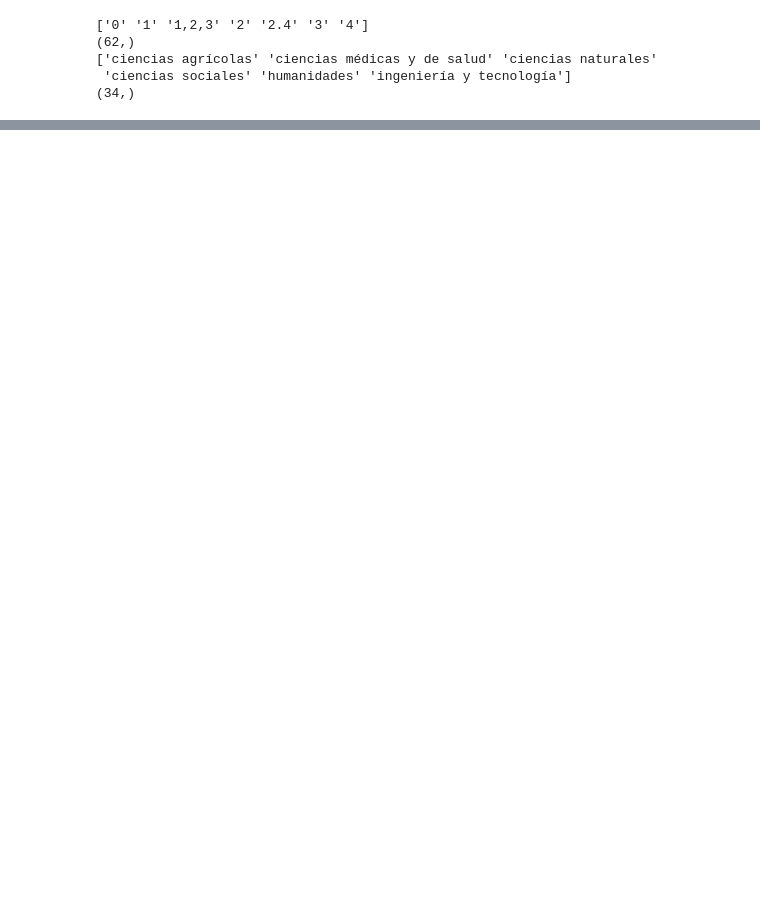
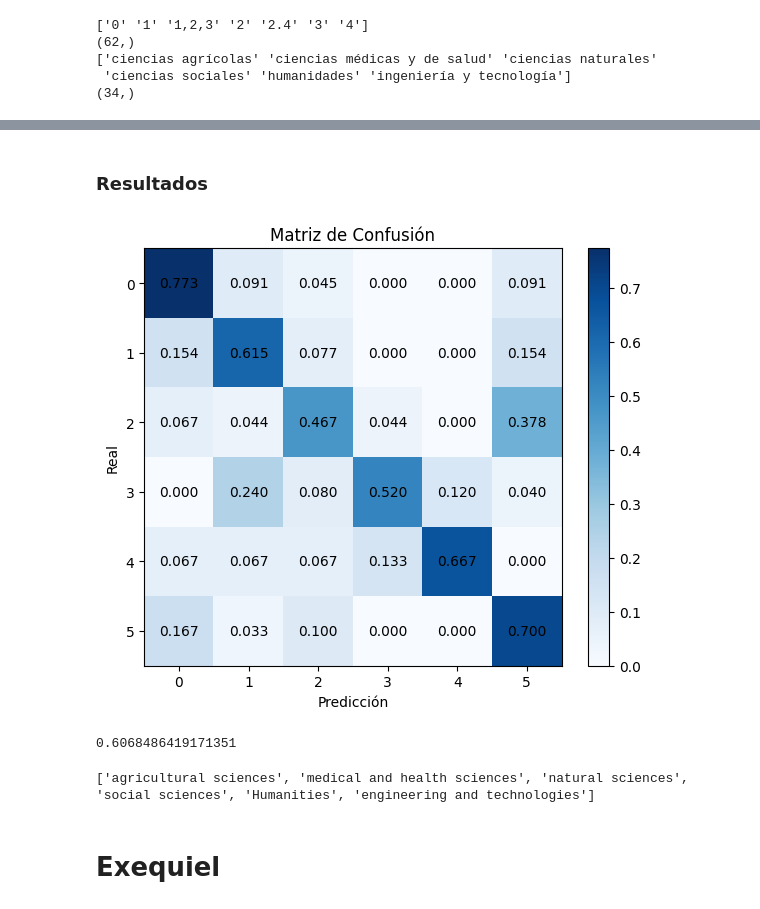
Before and after one commit to jitalo333/VRID_language_proyect, a Jupyter notebook: BERT/notebooks/explore_multiclass.ipynb, the cells around one changed output, grey strips where cells are left out. Cells and saved outputs as stored; diff of their text form; code cells hidden in the pictures; blank space fills up the shorter version.

Commit message:
multiclass ocde

```diff
--- a/BERT/notebooks/explore_multiclass.ipynb
+++ b/BERT/notebooks/explore_multiclass.ipynb
@@ -67,0 +147,4 @@ print(np.unique(df["subarea_ocde_trad"].to_list()).shape)
+# %%
+#Crear columna de registro de idioma:
+# True: Texto en español, False: Texto en inglés
+df["Español"]=detect_language(df["Resumen_trad"])
@@ -67,0 +191,3 @@ print(np.unique(df["subarea_ocde_trad"].to_list()).shape)
+# %%
+ocde_categories_trad = ["agricultural sciences", "medical and health sciences", "natural sciences",
+                         "social sciences", 'Humanities', 'engineering and technologies']
@@ -67,0 +267,6 @@ print(np.unique(df["subarea_ocde_trad"].to_list()).shape)
+# %%
+def replace_ocde_codes(df, orig, new):
+    n_codes = len(orig)
+    for idx in range(n_codes):
+        df["Area OCDE"] = df["Area OCDE"].replace(orig[idx], new[idx])
+    return df
@@ -67,0 +343,8 @@ print(np.unique(df["subarea_ocde_trad"].to_list()).shape)
+# %%
+from scipy.spatial.distance import cdist
+print(X_emded.shape, ocde_embed.shape)
+dist = cdist(X_emded, ocde_embed, metric="euclidean")
+preds = np.argmin(dist, axis=1)
+print(dist.shape)
+print(dist[10:20])
+print(preds[0:10])
@@ -67,0 +365,35 @@ print(np.unique(df["subarea_ocde_trad"].to_list()).shape)
+# %% [markdown]
+### Resultados
+# %%
+from sklearn.metrics import confusion_matrix
+from sklearn.metrics import f1_score
+import matplotlib.pyplot as plt
+
+cm = confusion_matrix(y_train, preds, normalize="true")
+
+plt.figure(figsize=(6, 5))
+plt.imshow(cm, interpolation="nearest", cmap=plt.cm.Blues)
+plt.title("Matriz de Confusión")
+plt.colorbar()
+
+# Agregar valores dentro de cada celda
+for i in range(cm.shape[0]):
+    for j in range(cm.shape[1]):
+        plt.text(j, i, f"{cm[i, j]:.3f}",
+                 ha="center", va="center", color="black")
+
+plt.xlabel("Predicción")
+plt.ylabel("Real")
+plt.tight_layout()
+plt.show()
+
+print(f1_score(y_train, preds, average="macro"))
+# %% [output]
+[figure, added]
+0.6068486419171351
+# %%
+print(ocde_categories_trad)
+# %% [output]
+['agricultural sciences', 'medical and health sciences', 'natural sciences', 'social sciences', 'Humanities', 'engineering and technologies']
+# %% [markdown]
+# Exequiel
```
Also changed, not shown: parts of 24 cells of this notebook, 1 other file.
